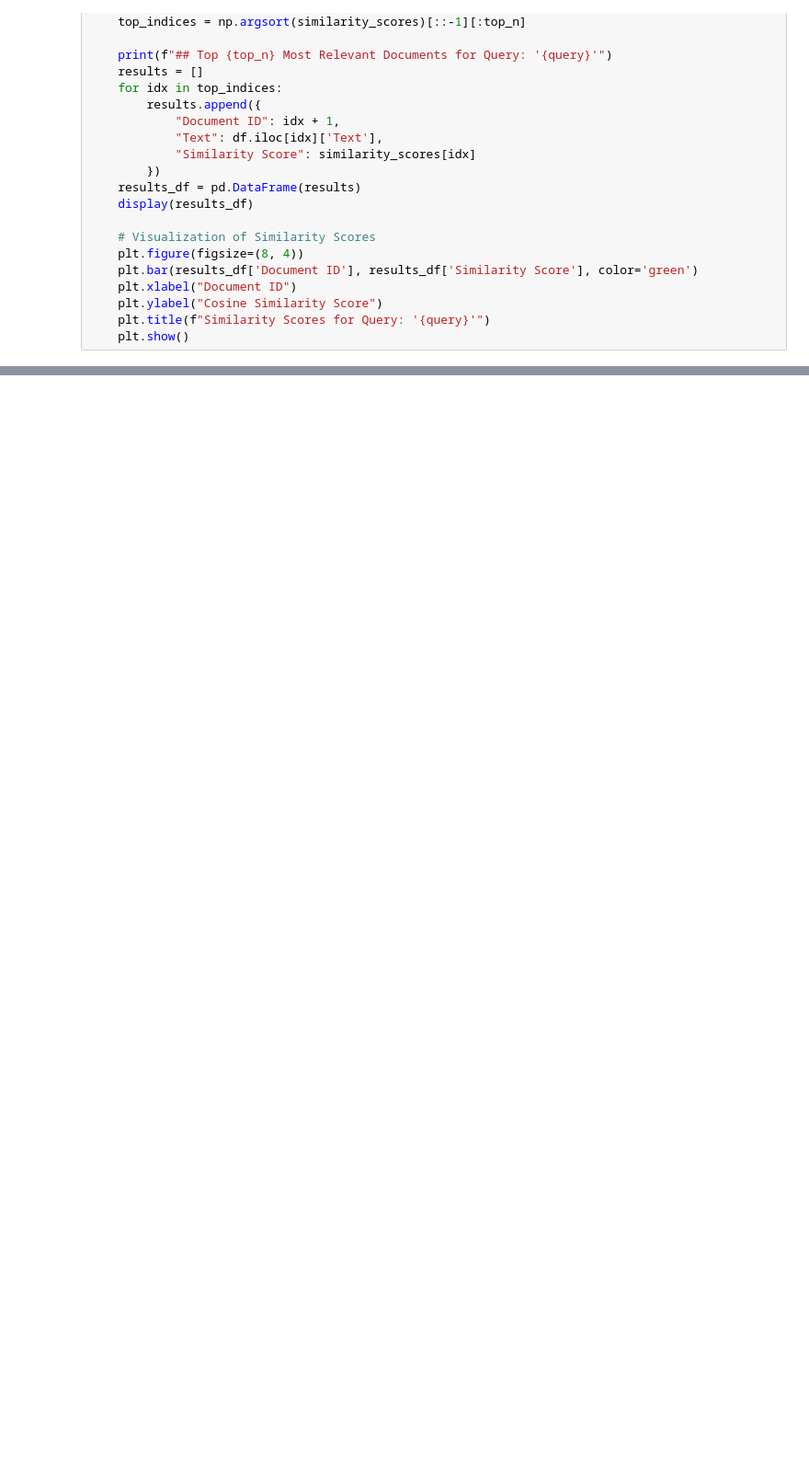
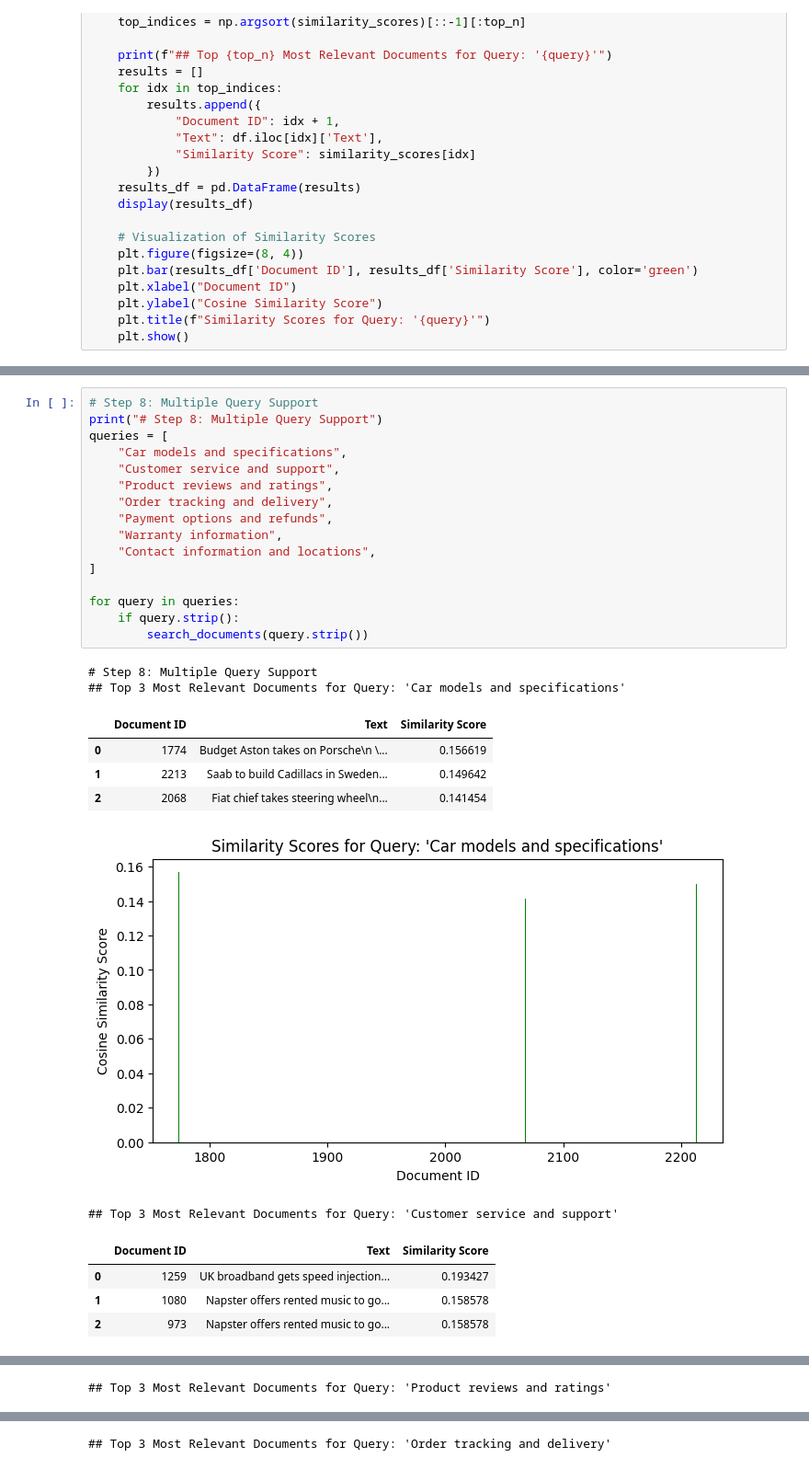
Before and after one commit to Birkity/tfidf-document-retrieval, a Jupyter notebook: notebook/Tf-IDF.ipynb, the cells around one changed output, grey strips where cells are left out. Shown at 92% size. Cells and saved outputs as stored; diff of their text form; blank space fills up the shorter version.

Commit message:
Step 8: Multiple Query Support

```diff
--- a/notebook/Tf-IDF.ipynb
+++ b/notebook/Tf-IDF.ipynb
@@ -195,3 +195,32 @@ display(query_input, search_button, output)
 Text(value='', description='Query:', placeholder='Enter your search query')
 [interactive output not drawn]
 [interactive output not drawn]
+# %%
+# Step 8: Multiple Query Support
+print("# Step 8: Multiple Query Support")
+queries = [
+    "Car models and specifications",
+    "Customer service and support",
+    "Product reviews and ratings",
+    "Order tracking and delivery",
+    "Payment options and refunds",
+    "Warranty information",
+    "Contact information and locations",
+]
+
+for query in queries:
+    if query.strip():
+        search_documents(query.strip())
+# %% [output]
+# Step 8: Multiple Query Support
+## Top 3 Most Relevant Documents for Query: 'Car models and specifications'
+|  | Document ID | Text | Similarity Score |
+| 0 | 1774 | Budget Aston takes on Porsche\n \... | 0.156619 |
+| 1 | 2213 | Saab to build Cadillacs in Sweden... | 0.149642 |
+| 2 | 2068 | Fiat chief takes steering wheel\n... | 0.141454 |
+[figure, added]
+## Top 3 Most Relevant Documents for Query: 'Customer service and support'
+|  | Document ID | Text | Similarity Score |
+| 0 | 1259 | UK broadband gets speed injection... | 0.193427 |
+| 1 | 1080 | Napster offers rented music to go... | 0.158578 |
+| 2 | 973 | Napster offers rented music to go... | 0.158578 |
@@ -197,0 +228 @@ Text(value='', description='Query:', placeholder='Enter your search query')
+## Top 3 Most Relevant Documents for Query: 'Product reviews and ratings'
@@ -197,0 +234 @@ Text(value='', description='Query:', placeholder='Enter your search query')
+## Top 3 Most Relevant Documents for Query: 'Order tracking and delivery'
```
Also changed, not shown: parts of 1 cell of this notebook.
